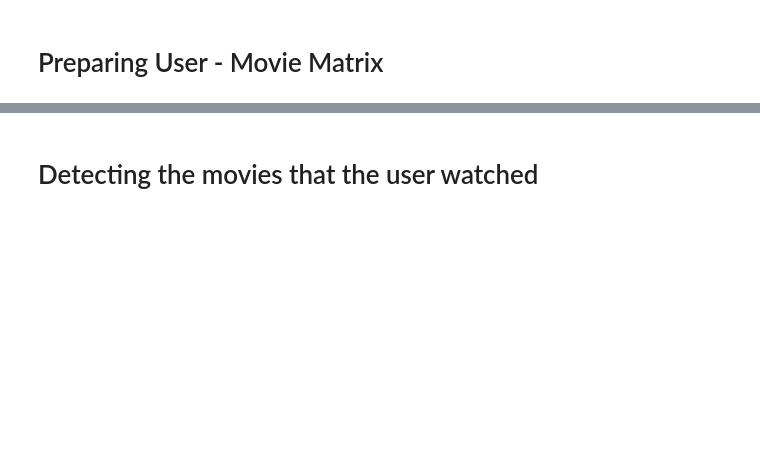
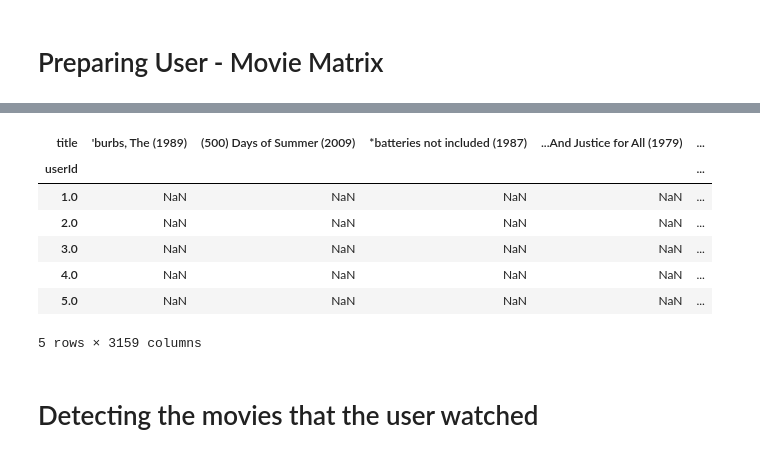
Before and after one commit to tugbabz/ds-projects, a Jupyter notebook: item-based-and-user-based-recommendation.ipynb, the cells around one changed output, grey strips where cells are left out. Saved outputs shown, nothing was run; the diff lists cells and outputs as text; code cells hidden in the pictures; blank space fills up the shorter version.

```diff
--- a/item-based-and-user-based-recommendation.ipynb
+++ b/item-based-and-user-based-recommendation.ipynb
@@ -52,8 +70,17 @@ common_movies = df[~df["title"].isin(rare_movies)]
 # %%
 # A pivot table where user id is the index, movie id is the column and ratings are the values is constructed.
 
-user_movie_df = common_movies.pivot_table(index = ["userId"], columns = ["movieId"], values = "rating")
+user_movie_df = common_movies.pivot_table(index = ["userId"], columns = ["title"], values = "rating")
 user_movie_df.head()
+# %% [output]
+| title | 'burbs, The (1989) | (500) Days of Summer (2009) | *batteries not included (1987) | ...And Justice for All (1979) | ... |
+| userId |  |  |  |  | ... |
+| 1.0 | NaN | NaN | NaN | NaN | ... |
+| 2.0 | NaN | NaN | NaN | NaN | ... |
+| 3.0 | NaN | NaN | NaN | NaN | ... |
+| 4.0 | NaN | NaN | NaN | NaN | ... |
+| 5.0 | NaN | NaN | NaN | NaN | ... |
+5 rows × 3159 columns
 # %% [markdown]
 # Detecting the movies that the user watched
 # %%
```
Also changed, not shown: parts of 31 cells of this notebook, 1 other file.
